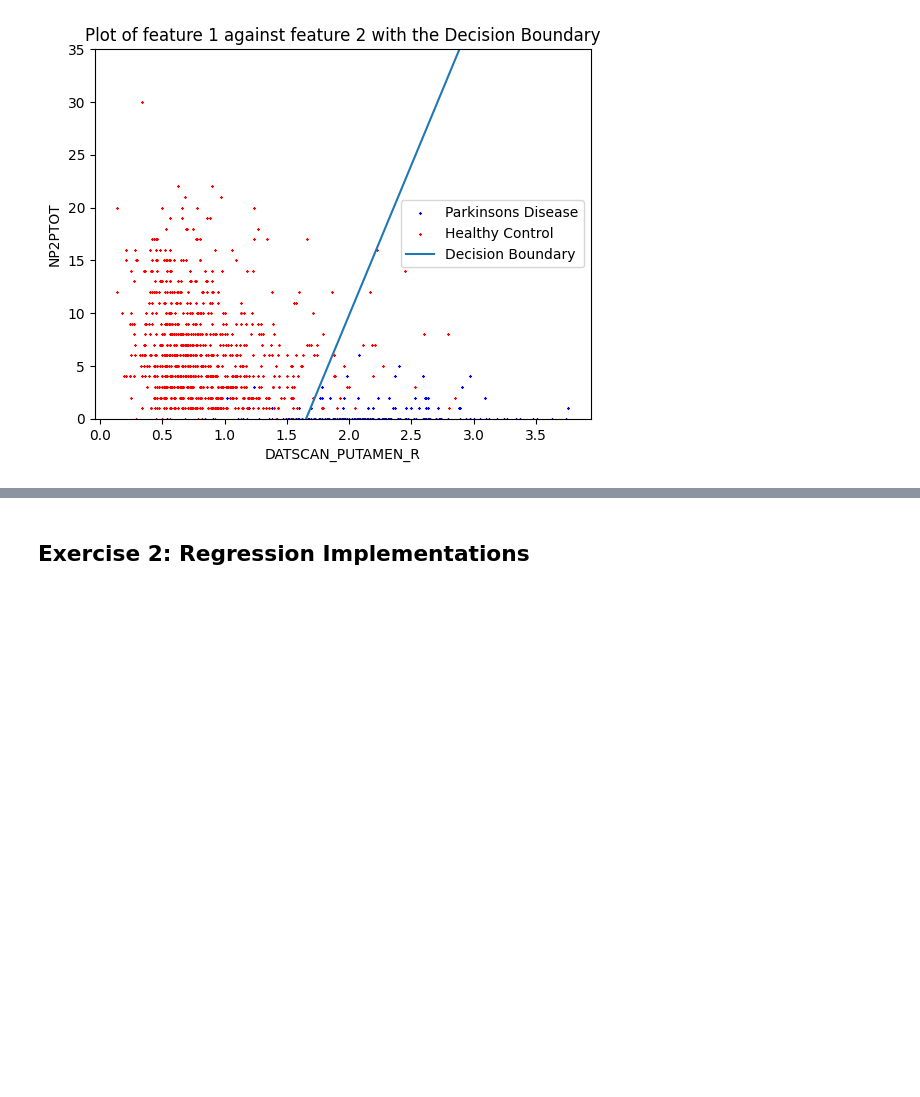
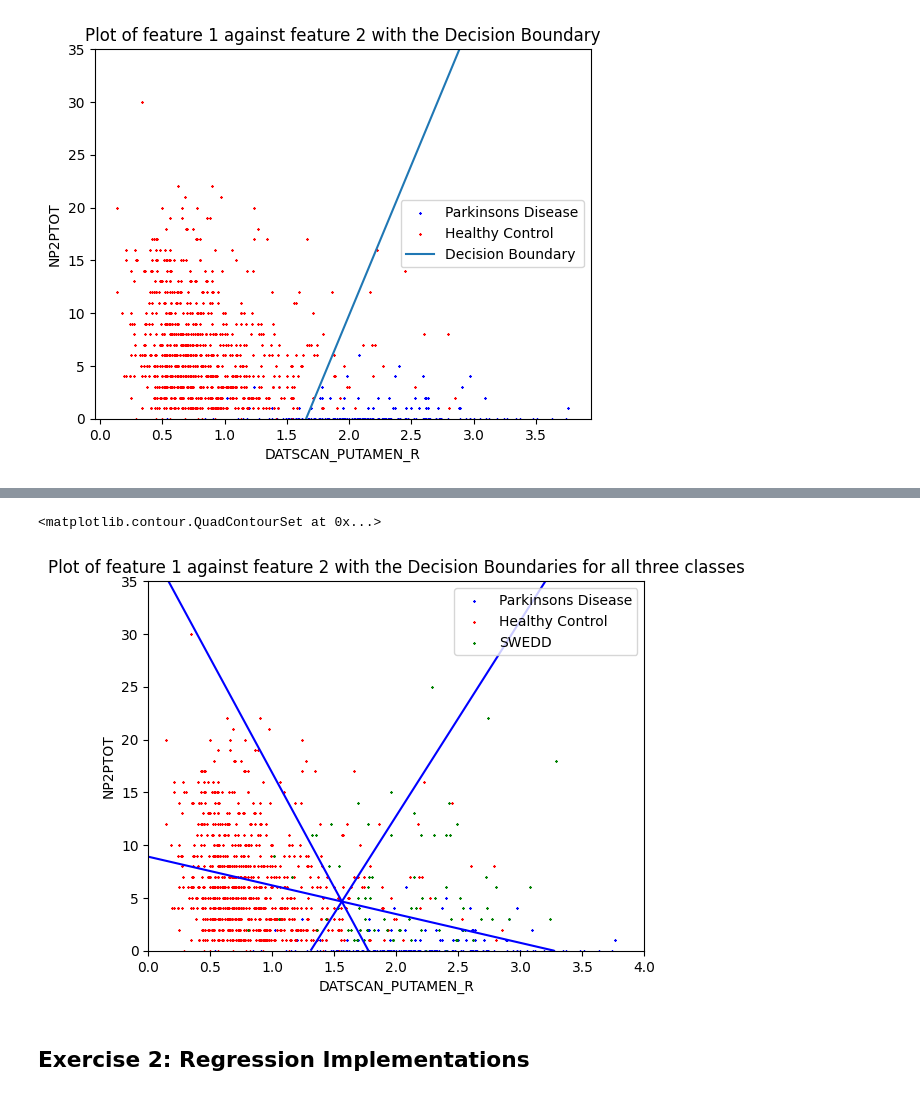
Before and after one commit to jrlove11/ML_CW1, a Jupyter notebook: materials/Notebook_MPHY0041_2324_CW1.ipynb, the cells around one changed output, grey strips where cells are left out. Saved outputs shown, nothing was run; the diff lists cells and outputs as text; code cells hidden in the pictures; blank space fills up the shorter version.

```diff
--- a/materials/Notebook_MPHY0041_2324_CW1.ipynb
+++ b/materials/Notebook_MPHY0041_2324_CW1.ipynb
@@ -96,3 +119,45 @@ Decision Boundary: - ( 1.166 + -0.403 * x - 0.5 )/ 0.014
+# %%
+from scipy.stats import multivariate_normal
+means = {
+    'HC': np.array([mean_hc, mean_hc_score]),
+    'Parkinsons': np.array([mean_park, mean_park_score]),
+    'SWEDD': np.array([mean_swedd, mean_swedd_score])
+}
+
+# Create multivariate normal distributions for each class
+mvn_HC = multivariate_normal(mean=means['HC'], cov=covariance_matrix)
+mvn_Parkinsons = multivariate_normal(mean=means['Parkinsons'], cov=covariance_matrix)
+mvn_SWEDD = multivariate_normal(mean=means['SWEDD'], cov=covariance_matrix)
+
+# Plot the decision boundary
+x_dec, y_dec = np.meshgrid(np.linspace(0, 4, 100), np.linspace(0, 35, 100))
+pos = np.dstack((x_dec, y_dec))
+decision_boundary_hc_pk = np.log(mvn_HC.pdf(pos) / mvn_Parkinsons.pdf(pos))
+decision_boundary_hc_swedd = np.log(mvn_HC.pdf(pos) / mvn_SWEDD.pdf(pos))
+decision_boundary_swedd_pk = np.log(mvn_SWEDD.pdf(pos) / mvn_Parkinsons.pdf(pos))
+# %%
+plt.scatter(PD_data[:, 0], PD_data[:, 1], c='blue', marker='x', s=1, label='Parkinsons Disease')
+plt.scatter(HC_data[:, 0], HC_data[:, 1], c='red', marker='x', s=1, label='Healthy Control')
+plt.scatter(dat_swedd['DATSCAN_PUTAMEN_R'],dat_swedd['NP2PTOT'], c='green', marker='x', s=1, label='SWEDD')
+
+plt.xlabel('DATSCAN_PUTAMEN_R')
+plt.ylabel('NP2PTOT')
+plt.title('Plot of feature 1 against feature 2 with the Decision Boundaries for all three classes')
+
+threshold = 0.5 # decision boundary defined for regression model
+x_dec, y_dec = np.meshgrid(np.linspace(0, 4, 100), np.linspace(0, 35, 100))
+
+#plt.plot(x_range, y_values,label = 'Decision Boundary')
+plt.ylim(0,35)
+plt.xlim(0,4)
+plt.gca().legend(loc = 'best')
+
+plt.contour(x_dec, y_dec, decision_boundary_hc_pk, levels=[0], colors='blue')
+plt.contour(x_dec, y_dec, decision_boundary_hc_swedd, levels=[0], colors='blue')
+plt.contour(x_dec, y_dec, decision_boundary_swedd_pk, levels=[0], colors='blue')
+# %% [output]
+<matplotlib.contour.QuadContourSet at 0x...>
+[figure, added]
 # %% [markdown]
 ## Exercise 2: Regression Implementations
 # %% [markdown]
```
Also changed, not shown: parts of 32 cells of this notebook, 3 other files.
